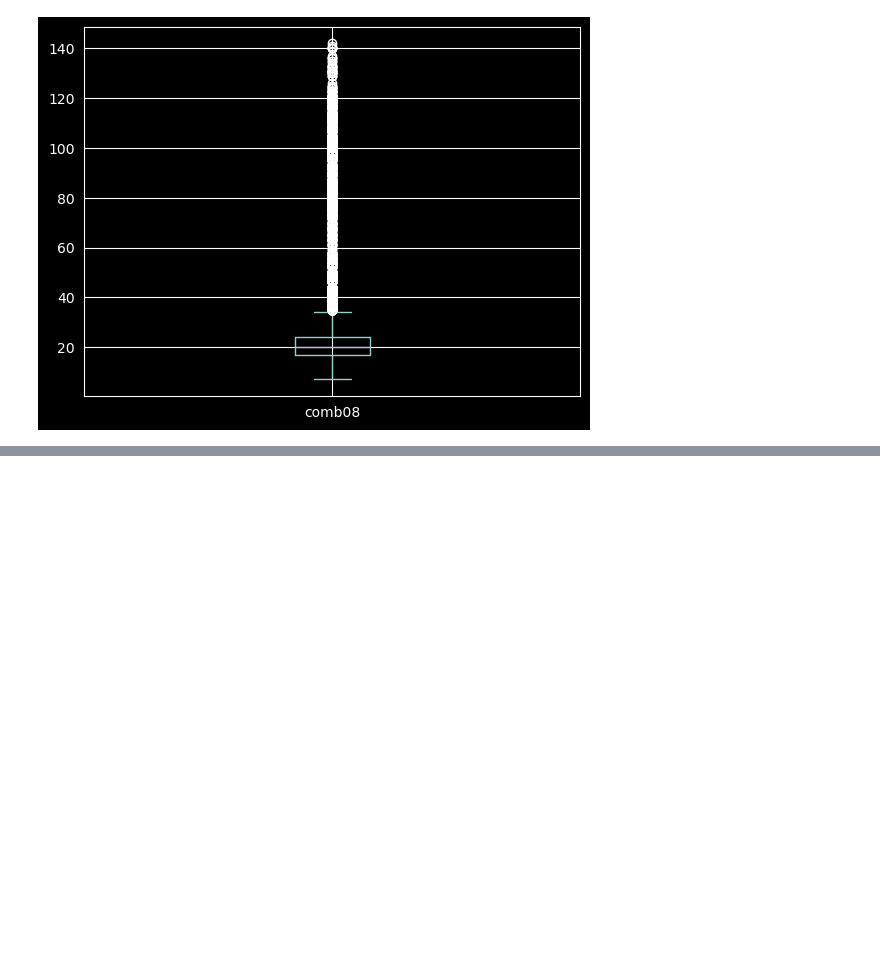
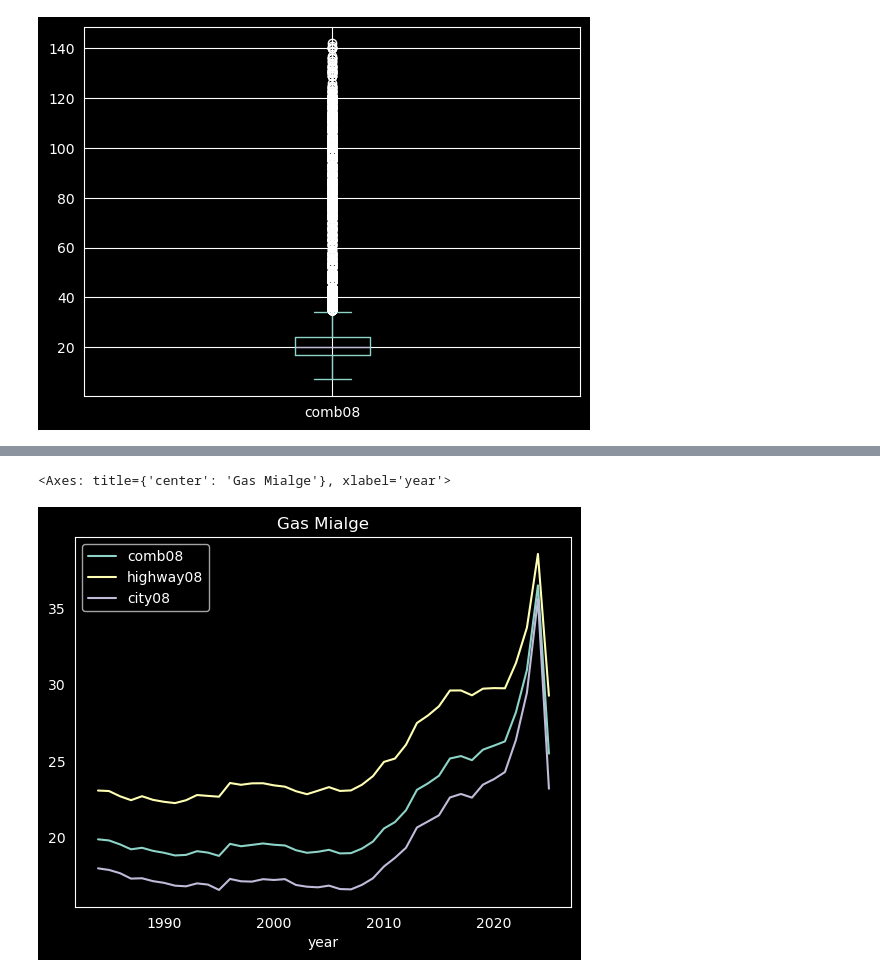
Before and after one commit to BeziKaviani/data-science-ml-learning-path, a Jupyter notebook: 04-data-visualization/visuallization.ipynb, the cells around one changed output, grey strips where cells are left out. Saved outputs shown, nothing was run; the diff lists cells and outputs as text; code cells hidden in the pictures; blank space fills up the shorter version.

```diff
--- a/04-data-visualization/visuallization.ipynb
+++ b/04-data-visualization/visuallization.ipynb
@@ -316,0 +346,5 @@ df['comb08'].plot(kind='box')
+# %%
+group_by_year.plot(kind='line', title='Gas Mialge', grid=False)
+# %% [output]
+<Axes: title={'center': 'Gas Mialge'}, xlabel='year'>
+[figure, added]
```
Also changed, not shown: parts of 3 cells of this notebook.
